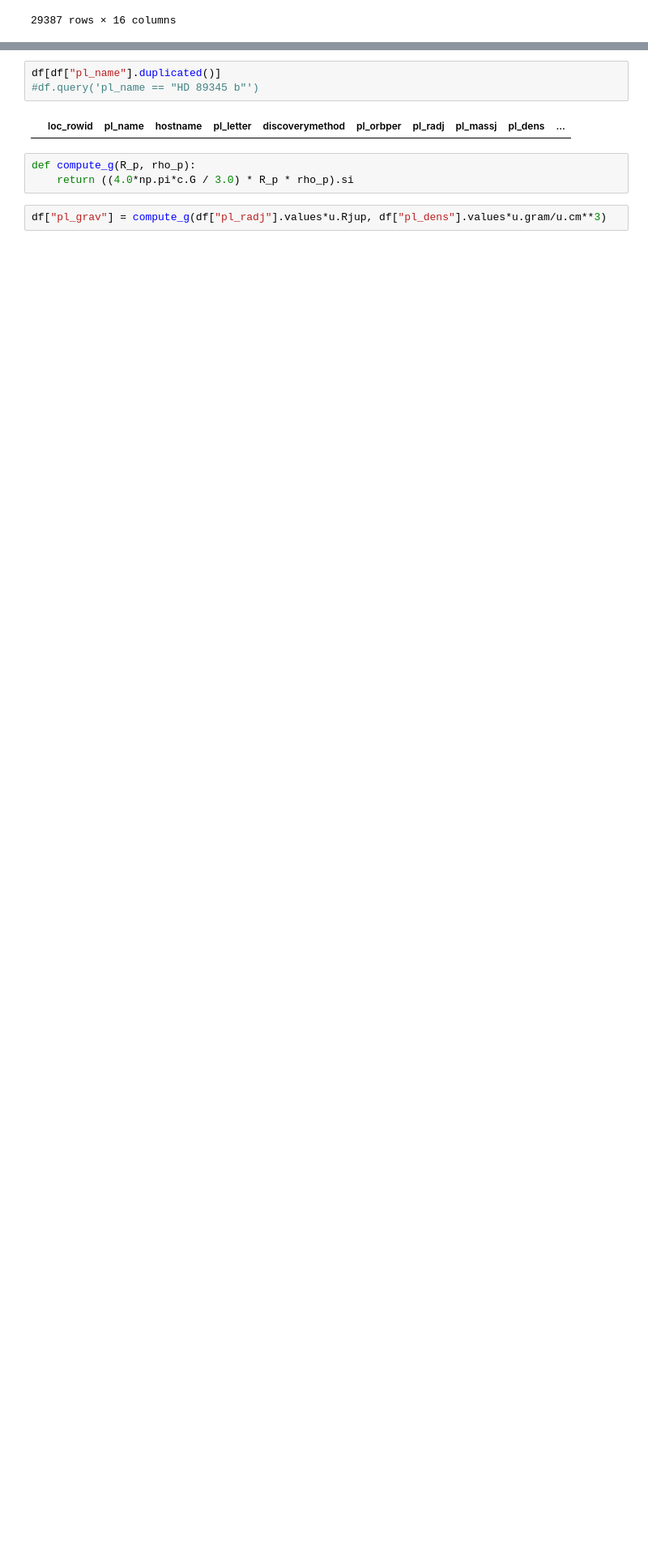
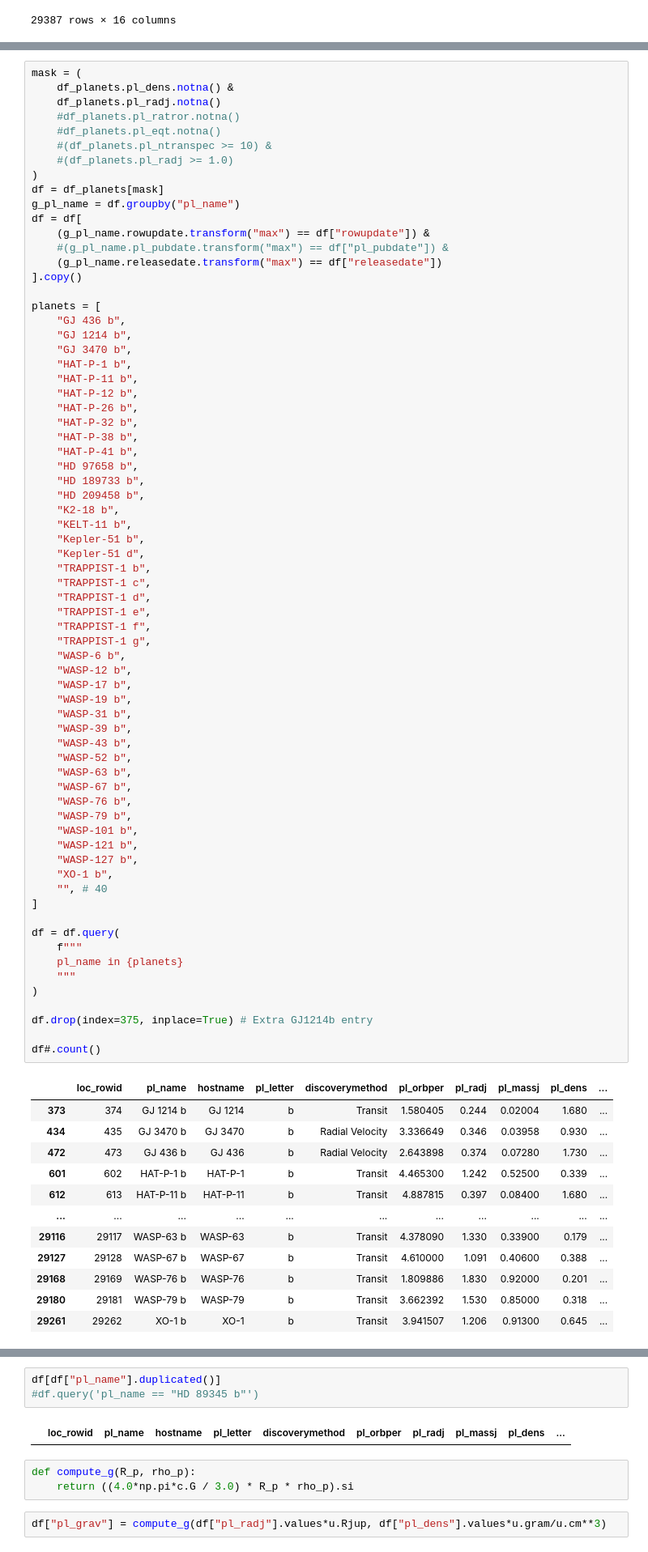
Before and after one commit to icweaver/HST_WFC3_UVIS_G280_sim, a Jupyter notebook: estimate_precision.ipynb, the cells around one changed output, grey strips where cells are left out. Shown: that part at 81% size. Drawn from its saved outputs; the diff is of its cells as text; blank space fills up the shorter version.

```diff
--- a/estimate_precision.ipynb
+++ b/estimate_precision.ipynb
@@ -241,0 +233,82 @@ df
+# %%
+mask = (
+    df_planets.pl_dens.notna() &
+    df_planets.pl_radj.notna()
+    #df_planets.pl_ratror.notna()
+    #df_planets.pl_eqt.notna()
+    #(df_planets.pl_ntranspec >= 10) &
+    #(df_planets.pl_radj >= 1.0)
+)
+df = df_planets[mask]
+g_pl_name = df.groupby("pl_name")
+df = df[
+    (g_pl_name.rowupdate.transform("max") == df["rowupdate"]) &
+    #(g_pl_name.pl_pubdate.transform("max") == df["pl_pubdate"]) &
+    (g_pl_name.releasedate.transform("max") == df["releasedate"])
+].copy()
+
+planets = [
+    "GJ 436 b",
+    "GJ 1214 b",
+    "GJ 3470 b",
+    "HAT-P-1 b",
+    "HAT-P-11 b",
+    "HAT-P-12 b",
+    "HAT-P-26 b",
+    "HAT-P-32 b",
+    "HAT-P-38 b",
+    "HAT-P-41 b",
+    "HD 97658 b",
+    "HD 189733 b",
+    "HD 209458 b",
+    "K2-18 b",
+    "KELT-11 b",
+    "Kepler-51 b",
+    "Kepler-51 d",
+    "TRAPPIST-1 b",
+    "TRAPPIST-1 c",
+    "TRAPPIST-1 d",
+    "TRAPPIST-1 e",
+    "TRAPPIST-1 f",
+    "TRAPPIST-1 g",
+    "WASP-6 b",
+    "WASP-12 b",
+    "WASP-17 b",
+    "WASP-19 b",
+    "WASP-31 b",
+    "WASP-39 b",
+    "WASP-43 b",
+    "WASP-52 b",
+    "WASP-63 b",
+    "WASP-67 b",
+    "WASP-76 b",
+    "WASP-79 b",
+    "WASP-101 b",
+    "WASP-121 b",
+    "WASP-127 b",
+    "XO-1 b",
+    "", # 40
+]
+
+df = df.query(
+    f"""
+    pl_name in {planets}
+    """
+)
+
+df.drop(index=375, inplace=True) # Extra GJ1214b entry
+
+df#.count()
+# %% [output]
+|  | loc_rowid | pl_name | hostname | pl_letter | discoverymethod | pl_orbper | pl_radj | pl_massj | pl_dens | ... |
+| 373 | 374 | GJ 1214 b | GJ 1214 | b | Transit | 1.580405 | 0.244 | 0.02004 | 1.680 | ... |
+| 434 | 435 | GJ 3470 b | GJ 3470 | b | Radial Velocity | 3.336649 | 0.346 | 0.03958 | 0.930 | ... |
+| 472 | 473 | GJ 436 b | GJ 436 | b | Radial Velocity | 2.643898 | 0.374 | 0.07280 | 1.730 | ... |
+| 601 | 602 | HAT-P-1 b | HAT-P-1 | b | Transit | 4.465300 | 1.242 | 0.52500 | 0.339 | ... |
+| 612 | 613 | HAT-P-11 b | HAT-P-11 | b | Transit | 4.887815 | 0.397 | 0.08400 | 1.680 | ... |
+| ... | ... | ... | ... | ... | ... | ... | ... | ... | ... | ... |
+| 29116 | 29117 | WASP-63 b | WASP-63 | b | Transit | 4.378090 | 1.330 | 0.33900 | 0.179 | ... |
+| 29127 | 29128 | WASP-67 b | WASP-67 | b | Transit | 4.610000 | 1.091 | 0.40600 | 0.388 | ... |
+| 29168 | 29169 | WASP-76 b | WASP-76 | b | Transit | 1.809886 | 1.830 | 0.92000 | 0.201 | ... |
+| 29180 | 29181 | WASP-79 b | WASP-79 | b | Transit | 3.662392 | 1.530 | 0.85000 | 0.318 | ... |
+| 29261 | 29262 | XO-1 b | XO-1 | b | Transit | 3.941507 | 1.206 | 0.91300 | 0.645 | ... |
```
Also changed, not shown: parts of 8 cells of this notebook, 1 other file.
